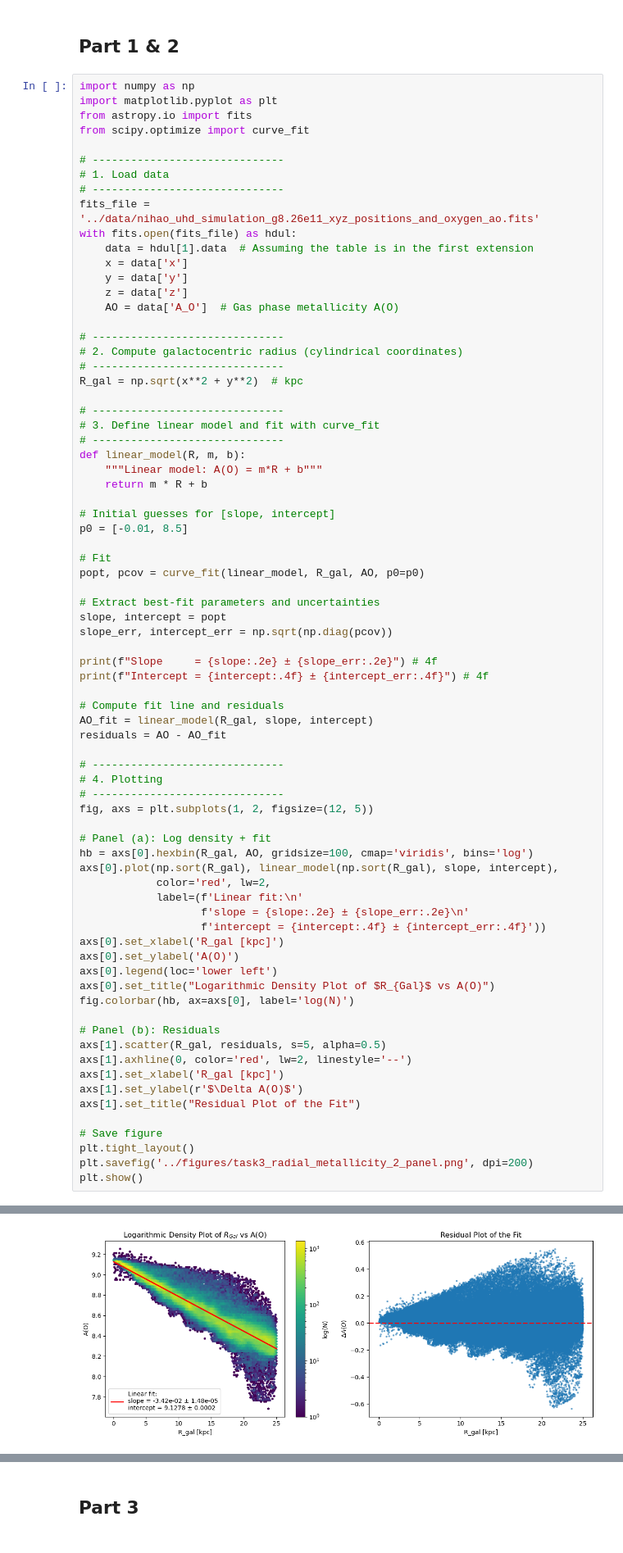
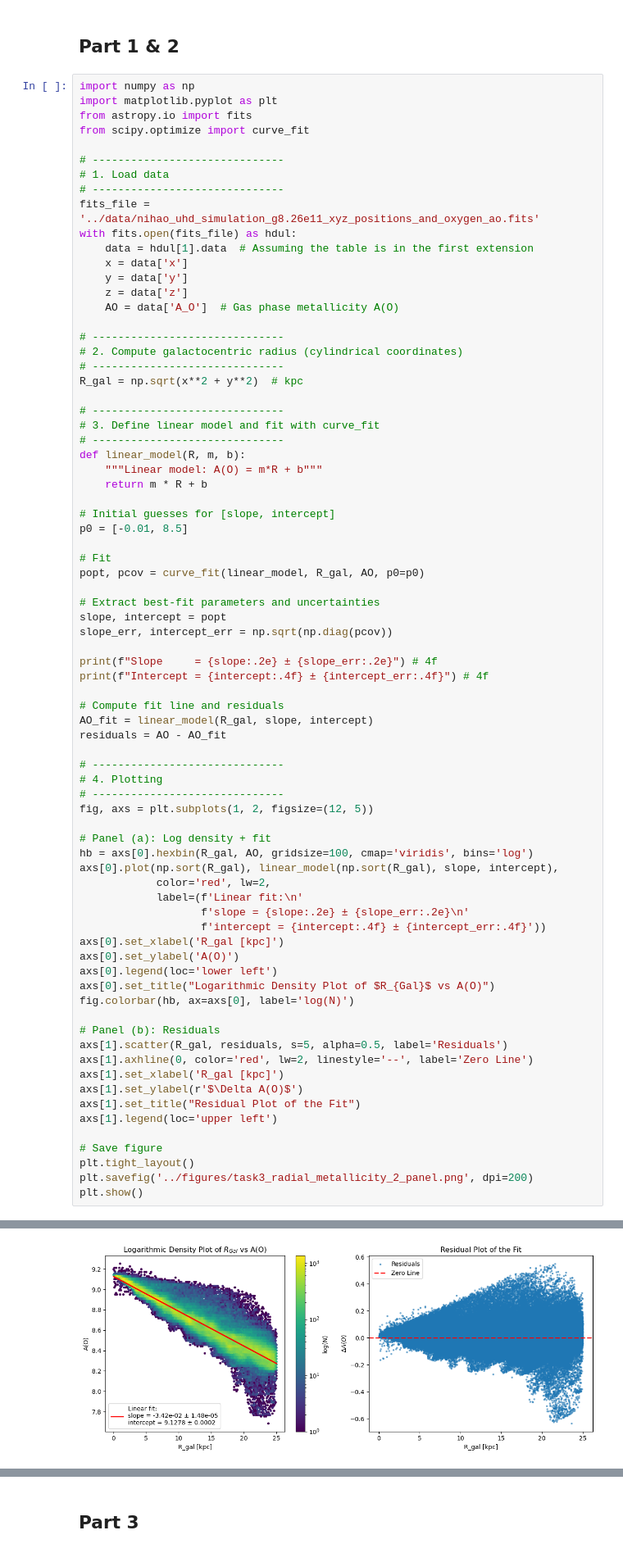
Before and after one commit to harisskummar29/ASTR4004Assignment3, a Jupyter notebook: task3/task3_radial_metallicity.ipynb, the cells around one changed output, grey strips where cells are left out. Shown at 82% size. Drawn from its saved outputs; the diff is of its cells as text.

```diff
--- a/task3/task3_radial_metallicity.ipynb
+++ b/task3/task3_radial_metallicity.ipynb
@@ -73,36 +73,37 @@ residuals = AO - AO_fit
 # ------------------------------
 # 4. Plotting
 # ------------------------------
 fig, axs = plt.subplots(1, 2, figsize=(12, 5))
 
 # Panel (a): Log density + fit
 hb = axs[0].hexbin(R_gal, AO, gridsize=100, cmap='viridis', bins='log')
 axs[0].plot(np.sort(R_gal), linear_model(np.sort(R_gal), slope, intercept),
             color='red', lw=2,
             label=(f'Linear fit:\n'
                    f'slope = {slope:.2e} ± {slope_err:.2e}\n'
                    f'intercept = {intercept:.4f} ± {intercept_err:.4f}'))
 axs[0].set_xlabel('R_gal [kpc]')
 axs[0].set_ylabel('A(O)')
 axs[0].legend(loc='lower left')
 axs[0].set_title("Logarithmic Density Plot of $R_{Gal}$ vs A(O)")
 fig.colorbar(hb, ax=axs[0], label='log(N)')
 
 # Panel (b): Residuals
-axs[1].scatter(R_gal, residuals, s=5, alpha=0.5)
-axs[1].axhline(0, color='red', lw=2, linestyle='--')
+axs[1].scatter(R_gal, residuals, s=5, alpha=0.5, label='Residuals')
+axs[1].axhline(0, color='red', lw=2, linestyle='--', label='Zero Line')
 axs[1].set_xlabel('R_gal [kpc]')
 axs[1].set_ylabel(r'$\Delta A(O)$')
 axs[1].set_title("Residual Plot of the Fit")
+axs[1].legend(loc='upper left')
 
 # Save figure
 plt.tight_layout()
 plt.savefig('../figures/task3_radial_metallicity_2_panel.png', dpi=200)
 plt.show()
 # %% [output]
 Slope     = -3.42e-02 ± 1.48e-05
 Intercept = 9.1278 ± 0.0002
-[figure, old version]
+[figure, new version]
 # %% [markdown]
 ### Fit details
 I fitted a linear model of the form:
```
Also changed, not shown: parts of 8 cells of this notebook, 3 other files.
